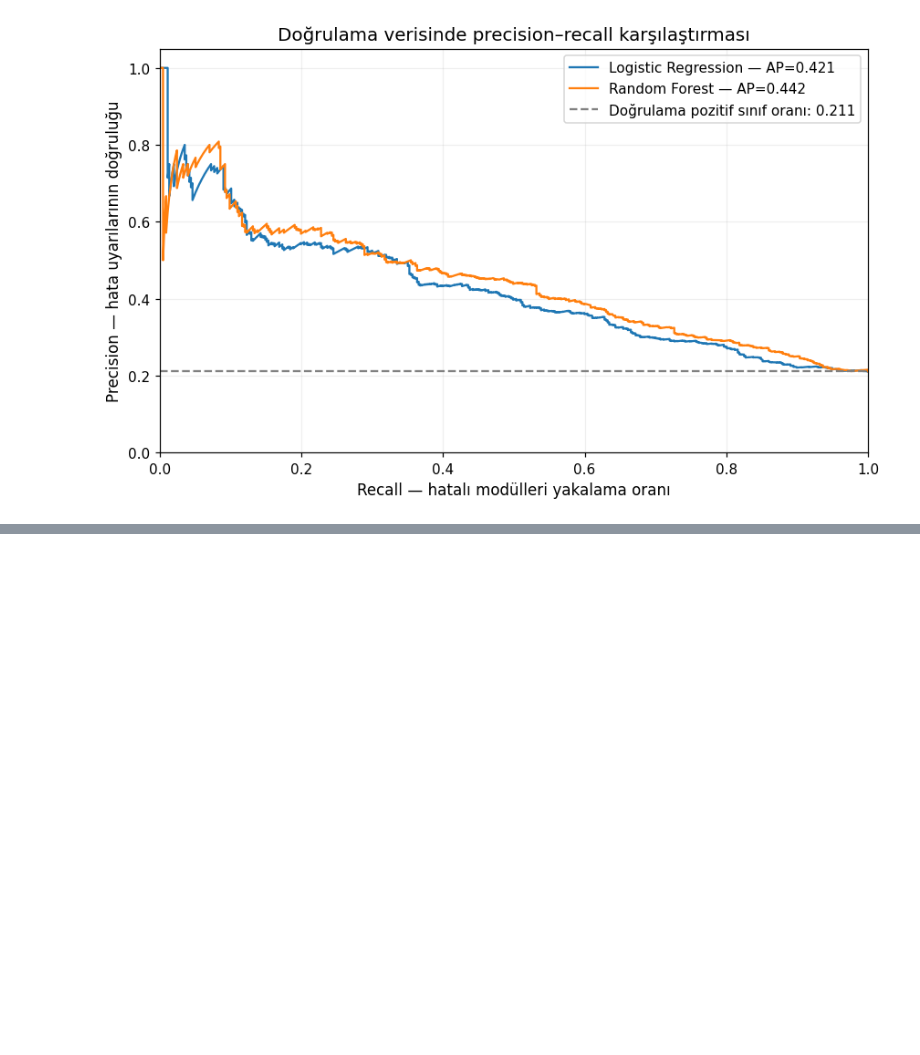
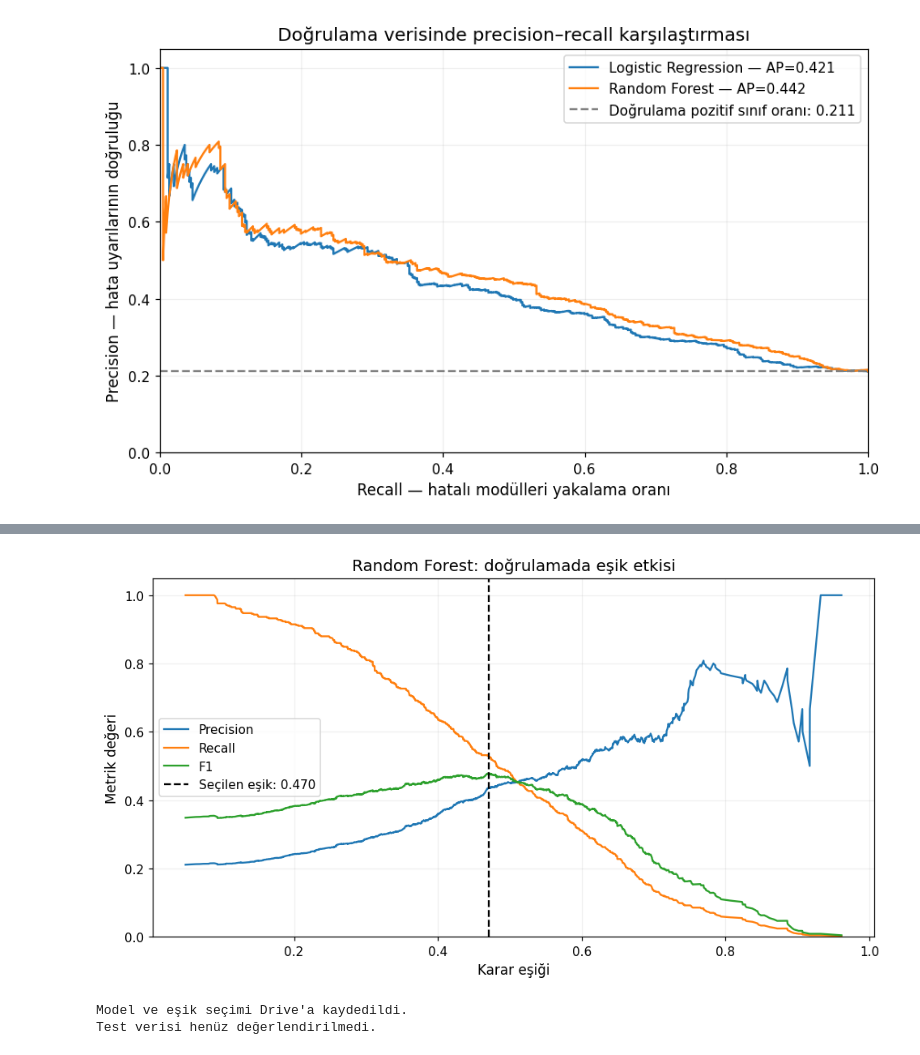
Before and after one commit to damlakaraman/yazilim-hata-riski, a Jupyter notebook: Yazilim_Hata_Riski.ipynb, the cells around one changed output, grey strips where cells are left out. Cells and saved outputs as stored; diff of their text form; code cells hidden in the pictures; blank space fills up the shorter version.

```diff
--- a/Yazilim_Hata_Riski.ipynb
+++ b/Yazilim_Hata_Riski.ipynb
@@ -1192,0 +1354,64 @@ grafik_kaydet(fig, "05_dogrulama_precision_recall.png")
+# %%
+fig, ax = plt.subplots(figsize=(9, 5))
+
+for metrik, etiket in [
+    ("precision", "Precision"),
+    ("recall", "Recall"),
+    ("f1", "F1")
+]:
+    ax.plot(
+        esik_tablosu["esik"],
+        esik_tablosu[metrik],
+        label=etiket
+    )
+
+ax.axvline(
+    SECILEN_ESIK,
+    linestyle="--",
+    color="black",
+    label=f"Seçilen eşik: {SECILEN_ESIK:.3f}"
+)
+
+ax.set(
+    xlabel="Karar eşiği",
+    ylabel="Metrik değeri",
+    title=f"{secilen_model_adi}: doğrulamada eşik etkisi",
+    ylim=(0, 1.05)
+)
+
+ax.legend()
+ax.grid(alpha=0.2)
+
+grafik_kaydet(fig, "07_dogrulama_esik_etkisi.png")
+
+secim_kaydi = {
+    "model": secilen_model_adi,
+    "model_secim_olcutu": "Dogrulama Average Precision",
+    "esik": SECILEN_ESIK,
+    "esik_secim_olcutu": "Dogrulama F1 maksimumu",
+    "esitlik_kurali": "Daha yuksek esik",
+    "yeniden_egitim": False,
+    "test_kullanildi": False
+}
+
+(CIKTI_KLASORU / "sabitlenen_model_ve_esik.json").write_text(
+    json.dumps(secim_kaydi, ensure_ascii=False, indent=2),
+    encoding="utf-8"
+)
+
+joblib.dump(
+    {
+        "pipeline": secilen_model,
+        "secim": secim_kaydi,
+        "ozellikler": ozellikler,
+        "surumler": surumler
+    },
+    MODEL_KLASORU / "secilen_model_paketi.joblib"
+)
+
+print("Model ve eşik seçimi Drive'a kaydedildi.")
+print("Test verisi henüz değerlendirilmedi.")
+# %% [output]
+[figure, added]
+Model ve eşik seçimi Drive'a kaydedildi.
+Test verisi henüz değerlendirilmedi.
```
Also changed, not shown: parts of 14 cells of this notebook.
